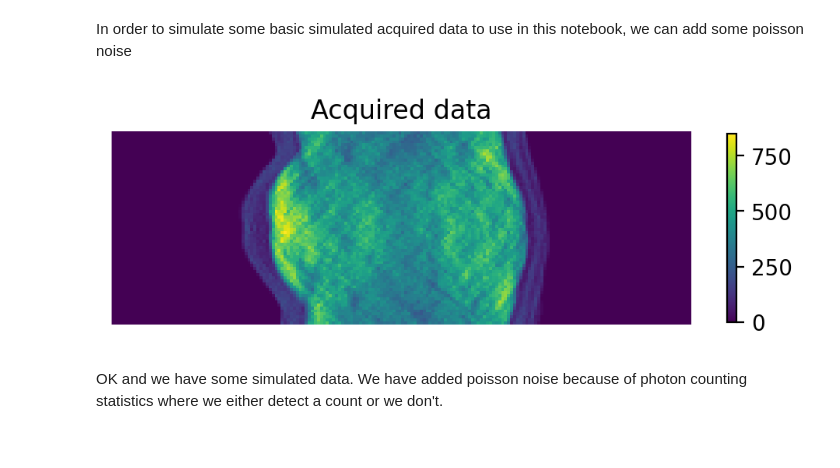
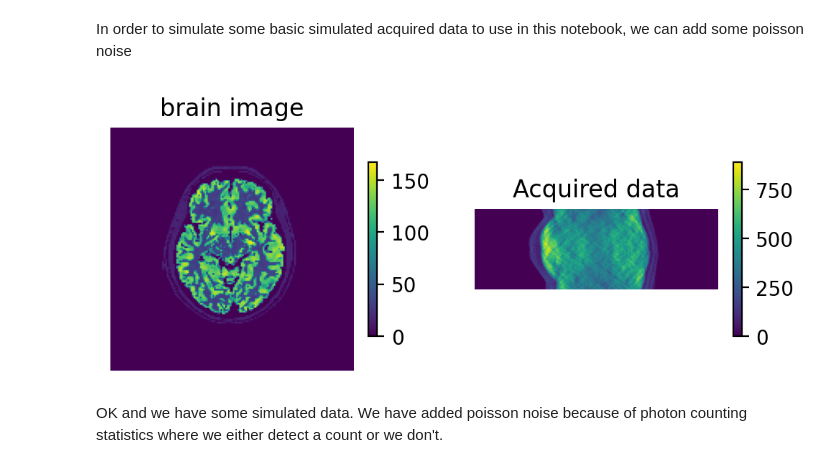
Before and after one commit to wqucap/SIRF-Exercises, a Jupyter notebook: notebooks/PET_sensitivity/1.ipynb, the cells around one changed output. Cells and saved outputs as stored; diff of their text form; code cells hidden in the pictures.

```diff
--- a/notebooks/PET_sensitivity/1.ipynb
+++ b/notebooks/PET_sensitivity/1.ipynb
@@ -145,7 +147,7 @@ We'll start with our geometric projection matrix. This gets us from our image sp
 # This is a 3-D (or in our case 2-D) Radon Transform matrix
 acq_model_matrix  = pet.RayTracingMatrix()
 # we will increase the number of rays used for every Line-of-Response (LOR) used in the calculation
-acq_model_matrix.set_num_tangential_LORs(5)
+acq_model_matrix.set_num_tangential_LORs(20)
 # We can now create the acquisition model using this matrix
 acq_model = pet.AcquisitionModelUsingMatrix(acq_model_matrix)
 # %% [markdown]
@@ -199,9 +202,11 @@ def add_noise(proj_data,noise_factor = 0.1, seed = 50):
     return noisy_proj_data
 # %%
 noisy_data = add_noise(acquired_data,1)
-plot_2d_image([1,1,1], noisy_data.as_array()[0,0,:], "Acquired data")
+plot_2d_image([1,2,1], image.as_array()[0,:], "brain image")
+plot_2d_image([1,2,2], noisy_data.as_array()[0,0,:], "Acquired data")
+plt.savefig('/home/sirfuser/devel/share_data/sino.png')
 # %% [output]
-[figure, old version]
+[figure, new version]
 # %% [markdown]
 OK and we have some simulated data. We have added poisson noise because of photon counting statistics where we either detect a count or we don't.
 # %% [markdown]
```
Also changed, not shown: parts of 19 cells of this notebook, 2 other files.
